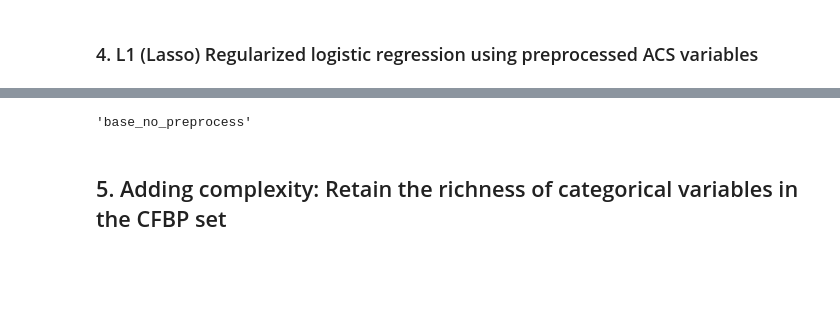
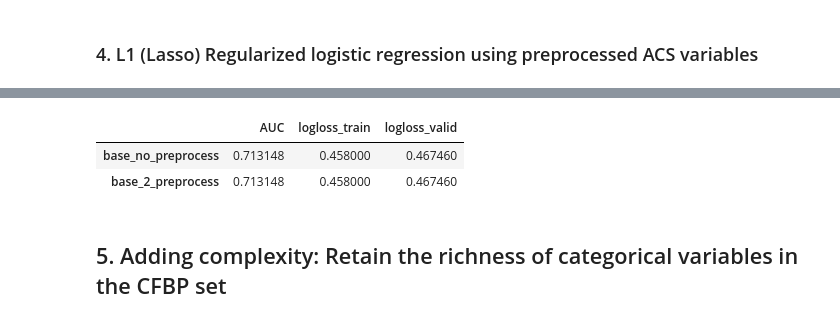
Before and after one commit to zhannazh/Predicting_Outcome_of_Consumer_Finance_Complaints, a Jupyter notebook: 2. Predictive Modeling.ipynb, the cells around one changed output, grey strips where cells are left out. Cells and saved outputs as stored; diff of their text form; code cells hidden in the pictures; blank space fills up the shorter version.

```diff
--- a/2. Predictive Modeling.ipynb
+++ b/2. Predictive Modeling.ipynb
@@ -509,8 +495,10 @@ auc_and_logloss_results
 # %%
 # Print the model that gives the highest AUC
-max(auc_and_logloss_results,key=auc_and_logloss_results.get)
+view_results[view_results.AUC == view_results.AUC.max()]
 # %% [output]
-'base_no_preprocess'
+|  | AUC | logloss_train | logloss_valid |
+| base_no_preprocess | 0.713148 | 0.458000 | 0.467460 |
+| base_2_preprocess | 0.713148 | 0.458000 | 0.467460 |
 # %% [markdown]
 ## 5. Adding complexity: Retain the richness of categorical variables in the CFBP set
 # %% [markdown]
```
Also changed, not shown: parts of 9 cells of this notebook, 1 other file.
